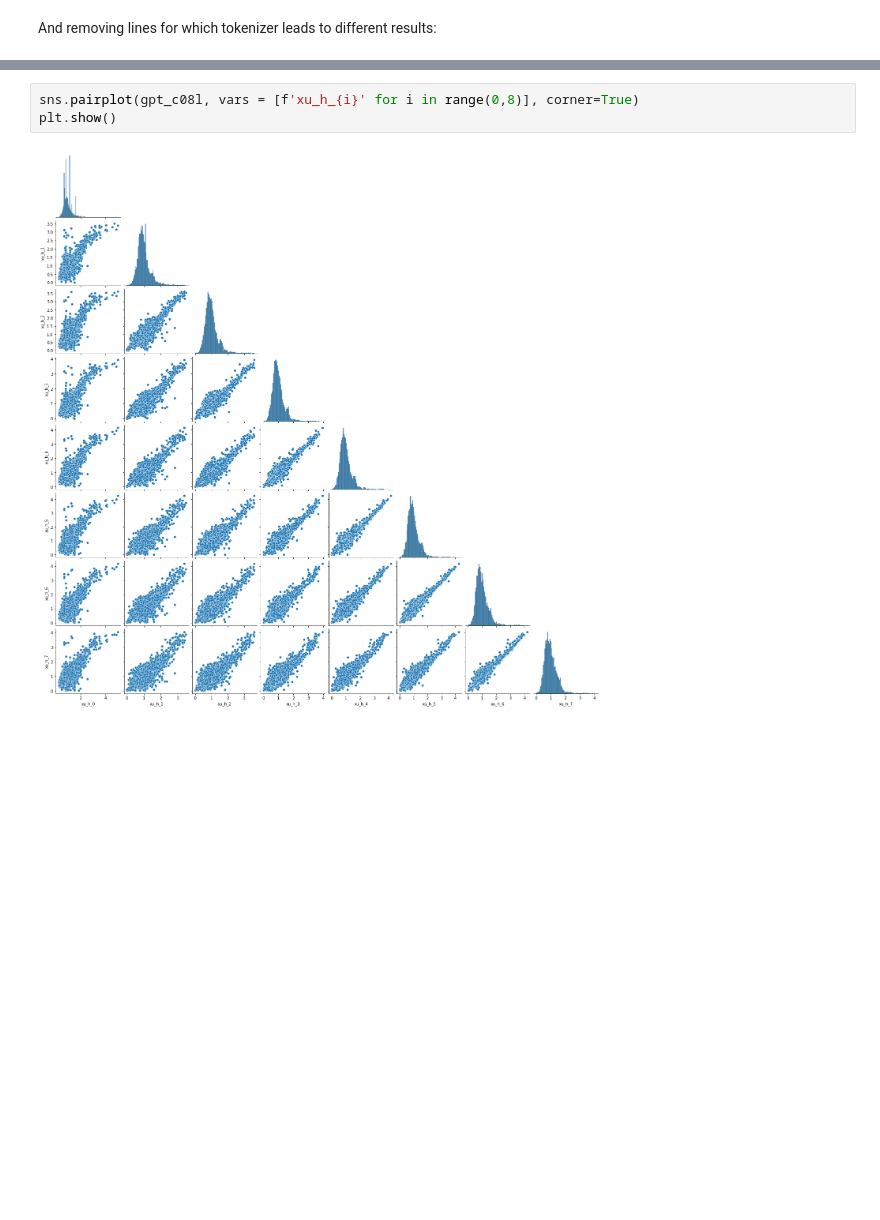
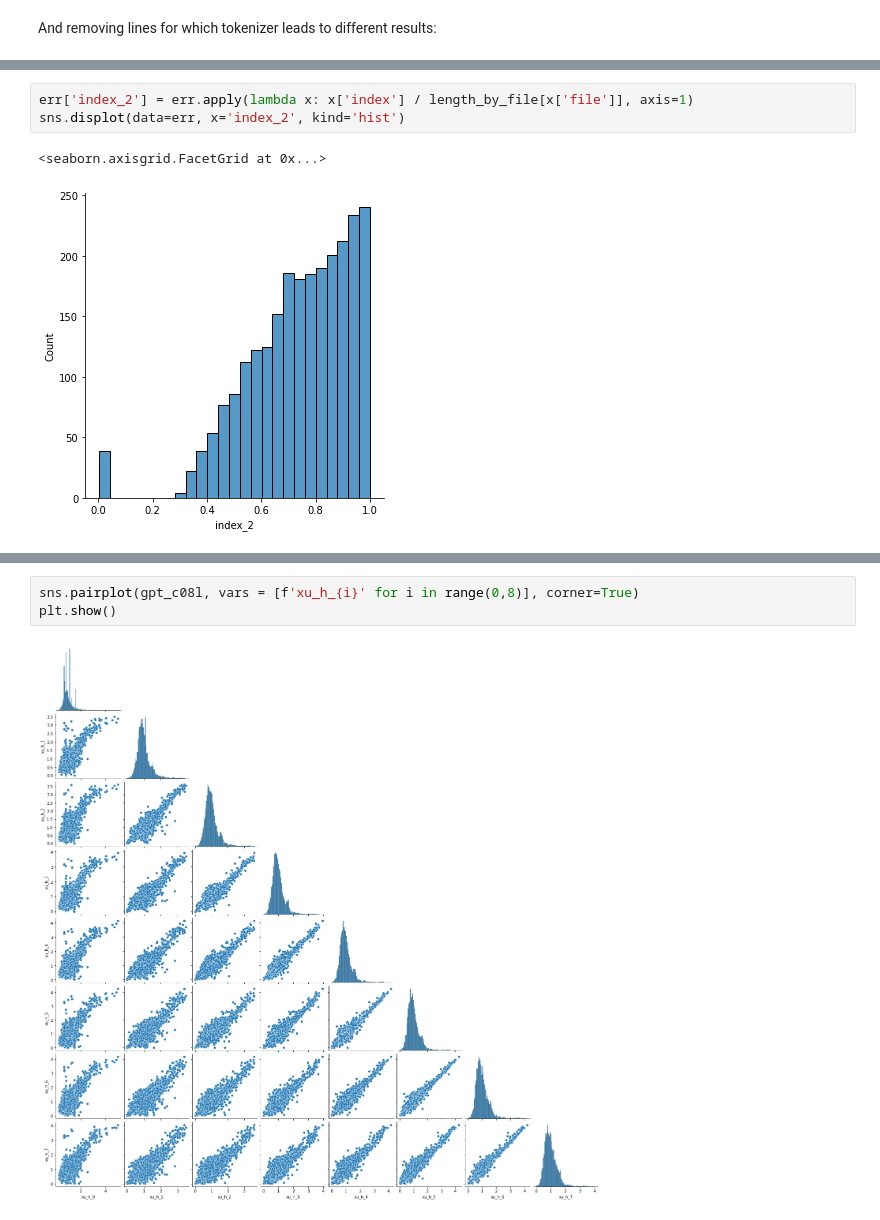
Before and after one commit to ejmaes/multimodal-itmodels, a Jupyter notebook: analysis/maptask_entropy.ipynb, the cells around one changed output, grey strips where cells are left out. Drawn from its saved outputs; the diff is of its cells as text; blank space fills up the shorter version.

```diff
--- a/analysis/maptask_entropy.ipynb
+++ b/analysis/maptask_entropy.ipynb
@@ -156,0 +184,6 @@ And removing lines for which tokenizer leads to different results:
+# %%
+err['index_2'] = err.apply(lambda x: x['index'] / length_by_file[x['file']], axis=1)
+sns.displot(data=err, x='index_2', kind='hist')
+# %% [output]
+<seaborn.axisgrid.FacetGrid at 0x...>
+[figure, added]
```
Also changed, not shown: parts of 26 cells of this notebook.
